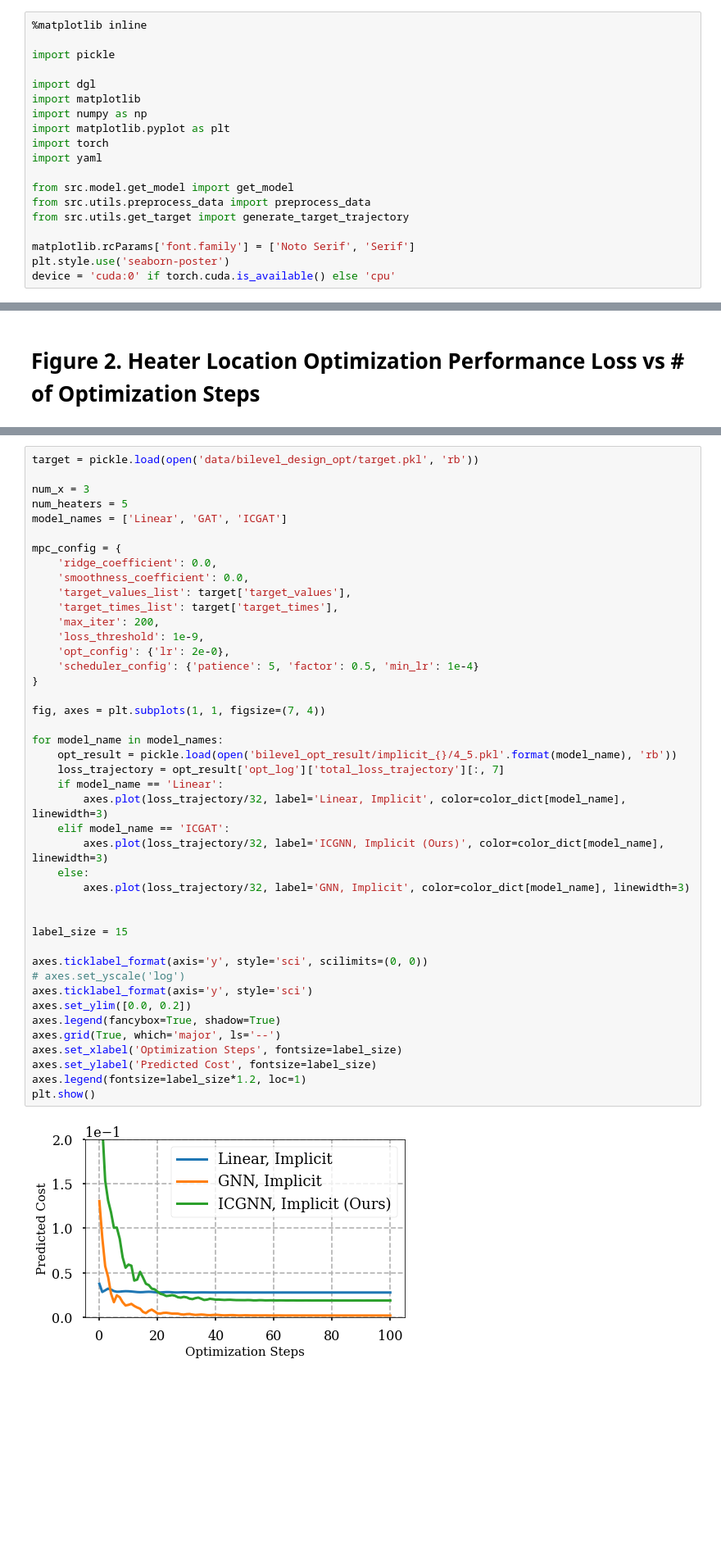
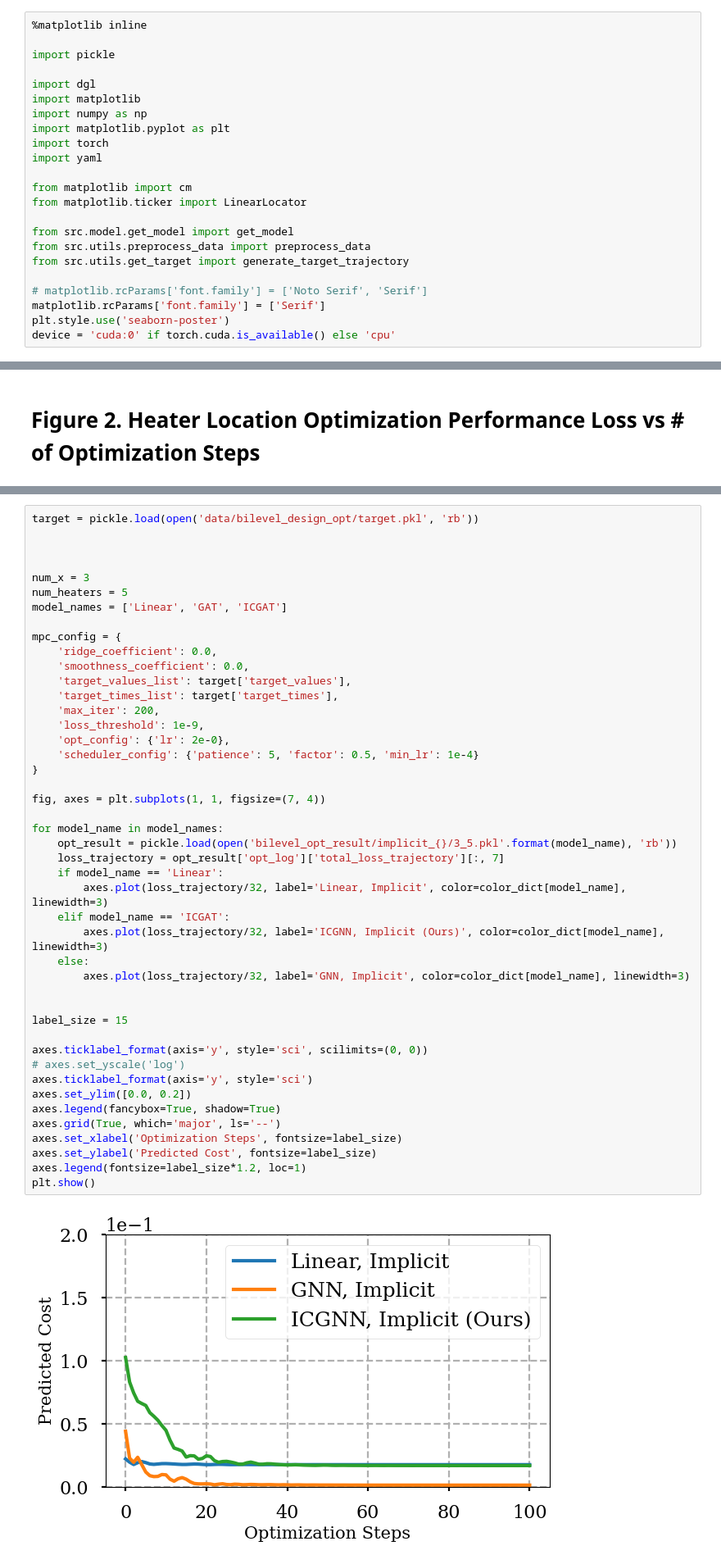
Before and after one commit to song970407/bilevel_design_opt, a Jupyter notebook: figures_practice.ipynb, the cells around one changed output, grey strips where cells are left out. Shown at 82% size. Cells and saved outputs as stored; diff of their text form; blank space fills up the shorter version.

```diff
--- a/figures_practice.ipynb
+++ b/figures_practice.ipynb
@@ -10,11 +10,15 @@ import matplotlib.pyplot as plt
 import torch
 import yaml
 
+from matplotlib import cm
+from matplotlib.ticker import LinearLocator
+
 from src.model.get_model import get_model
 from src.utils.preprocess_data import preprocess_data
 from src.utils.get_target import generate_target_trajectory
 
-matplotlib.rcParams['font.family'] = ['Noto Serif', 'Serif']
+# matplotlib.rcParams['font.family'] = ['Noto Serif', 'Serif']
+matplotlib.rcParams['font.family'] = ['Serif']
 plt.style.use('seaborn-poster')
 device = 'cuda:0' if torch.cuda.is_available() else 'cpu'
 # %% [markdown]
@@ -327,5 +348,7 @@ plt.show()
 # %%
 target = pickle.load(open('data/bilevel_design_opt/target.pkl', 'rb'))
+
+
 
 num_x = 3
 num_heaters = 5
@@ -340,33 +363,33 @@ mpc_config = {
     'loss_threshold': 1e-9,
     'opt_config': {'lr': 2e-0},
     'scheduler_config': {'patience': 5, 'factor': 0.5, 'min_lr': 1e-4}
 }
 
 fig, axes = plt.subplots(1, 1, figsize=(7, 4))
 
 for model_name in model_names:
-    opt_result = pickle.load(open('bilevel_opt_result/implicit_{}/4_5.pkl'.format(model_name), 'rb'))
+    opt_result = pickle.load(open('bilevel_opt_result/implicit_{}/3_5.pkl'.format(model_name), 'rb'))
     loss_trajectory = opt_result['opt_log']['total_loss_trajectory'][:, 7]
     if model_name == 'Linear':
         axes.plot(loss_trajectory/32, label='Linear, Implicit', color=color_dict[model_name], linewidth=3)
     elif model_name == 'ICGAT':
         axes.plot(loss_trajectory/32, label='ICGNN, Implicit (Ours)', color=color_dict[model_name], linewidth=3)
     else:
         axes.plot(loss_trajectory/32, label='GNN, Implicit', color=color_dict[model_name], linewidth=3)
 
 
 label_size = 15
 
 axes.ticklabel_format(axis='y', style='sci', scilimits=(0, 0))
 # axes.set_yscale('log')
 axes.ticklabel_format(axis='y', style='sci')
 axes.set_ylim([0.0, 0.2])
 axes.legend(fancybox=True, shadow=True)
 axes.grid(True, which='major', ls='--')
 axes.set_xlabel('Optimization Steps', fontsize=label_size)
 axes.set_ylabel('Predicted Cost', fontsize=label_size)
 axes.legend(fontsize=label_size*1.2, loc=1)
 plt.show()
 # %% [output]
-[figure, old version]
+[figure, new version]
 # %%
```
Also changed, not shown: parts of 10 cells of this notebook.
